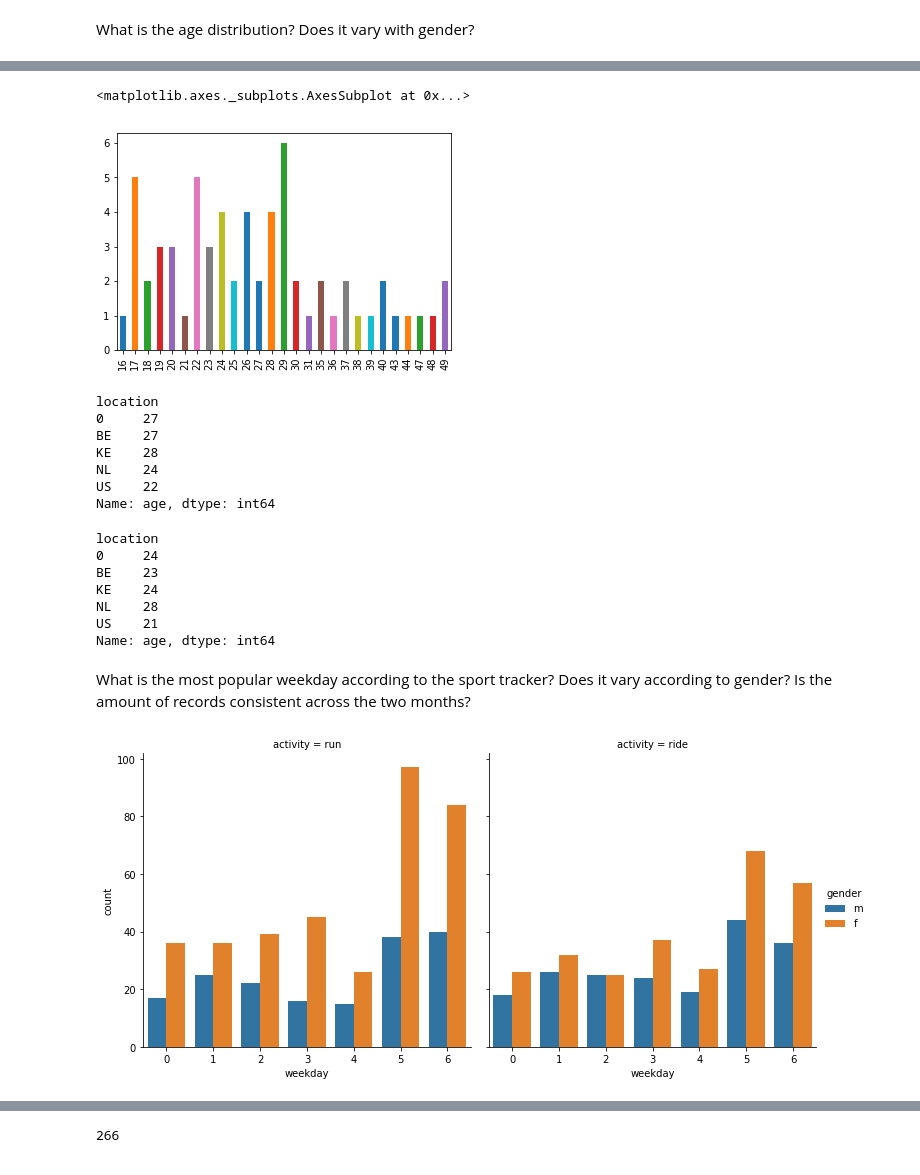
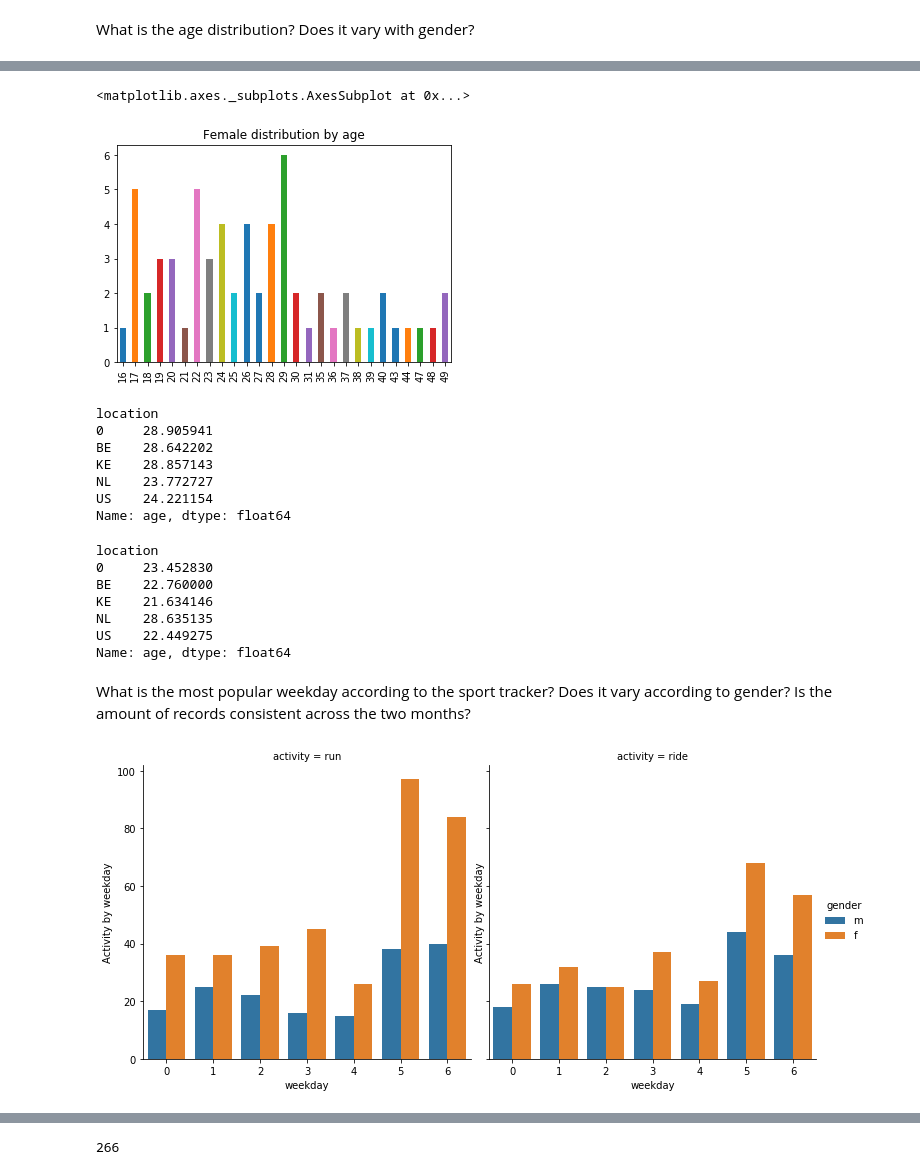
Before and after one commit to MartinaPastor/Pandas_for_data_analysis, a Jupyter notebook: Activities_analysis.ipynb, the cells around one changed output, grey strips where cells are left out. Saved outputs shown, nothing was run; the diff lists cells and outputs as text; code cells hidden in the pictures.

```diff
--- a/Activities_analysis.ipynb
+++ b/Activities_analysis.ipynb
@@ -232,36 +237,38 @@ agesmale.plot.bar(x = 'age', y = 'count')
 # %%
 # male population seems to be underrepresented, so cross-check with female
 dffemale = df[df.gender=='f'][['user','age', 'location','speed','activity']]
 agesfemale = dffemale.groupby('user').first().age.value_counts().sort_index()
-agesfemale.plot.bar(x = 'age', y = 'count')
+agesfemale.plot.bar(x = 'age', y = 'count', title='Female distribution by age')
 # %% [output]
 <matplotlib.axes._subplots.AxesSubplot at 0x...>
-[figure, old version]
+[figure, new version]
 # %%
-dffemale.groupby(['location'])['age'].median()
+dffemale.groupby(['location'])['age'].mean()
 # %% [output]
 location
-0     27
-BE    27
-KE    28
-NL    24
-US    22
-Name: age, dtype: int64
+0     28.905941
+BE    28.642202
+KE    28.857143
+NL    23.772727
+US    24.221154
+Name: age, dtype: float64
 # %%
-dfmale.groupby(['location'])['age'].median()
+dfmale.groupby(['location'])['age'].mean()
 # %% [output]
 location
-0     24
-BE    23
-KE    24
-NL    28
-US    21
-Name: age, dtype: int64
+0     23.452830
+BE    22.760000
+KE    21.634146
+NL    28.635135
+US    22.449275
+Name: age, dtype: float64
 # %% [markdown]
 What is the most popular weekday according to the sport tracker? Does it vary according to gender? Is the amount of records consistent across the two months?
 # %%
-sns.catplot(data=df, x='weekday', col = 'activity' ,hue = 'gender', kind='count', ci=False);
+activity_by_weekday = sns.catplot(data=df, x='weekday', col = 'activity' ,hue = 'gender', kind='count', ci=False);
+activity_by_weekday.set(ylabel='Activity by weekday')
+plt.show()
 # %% [output]
-[figure, old version]
+[figure, new version]
 # %%
 # catplot of days per month
```
Also changed, not shown: parts of 11 cells of this notebook.
